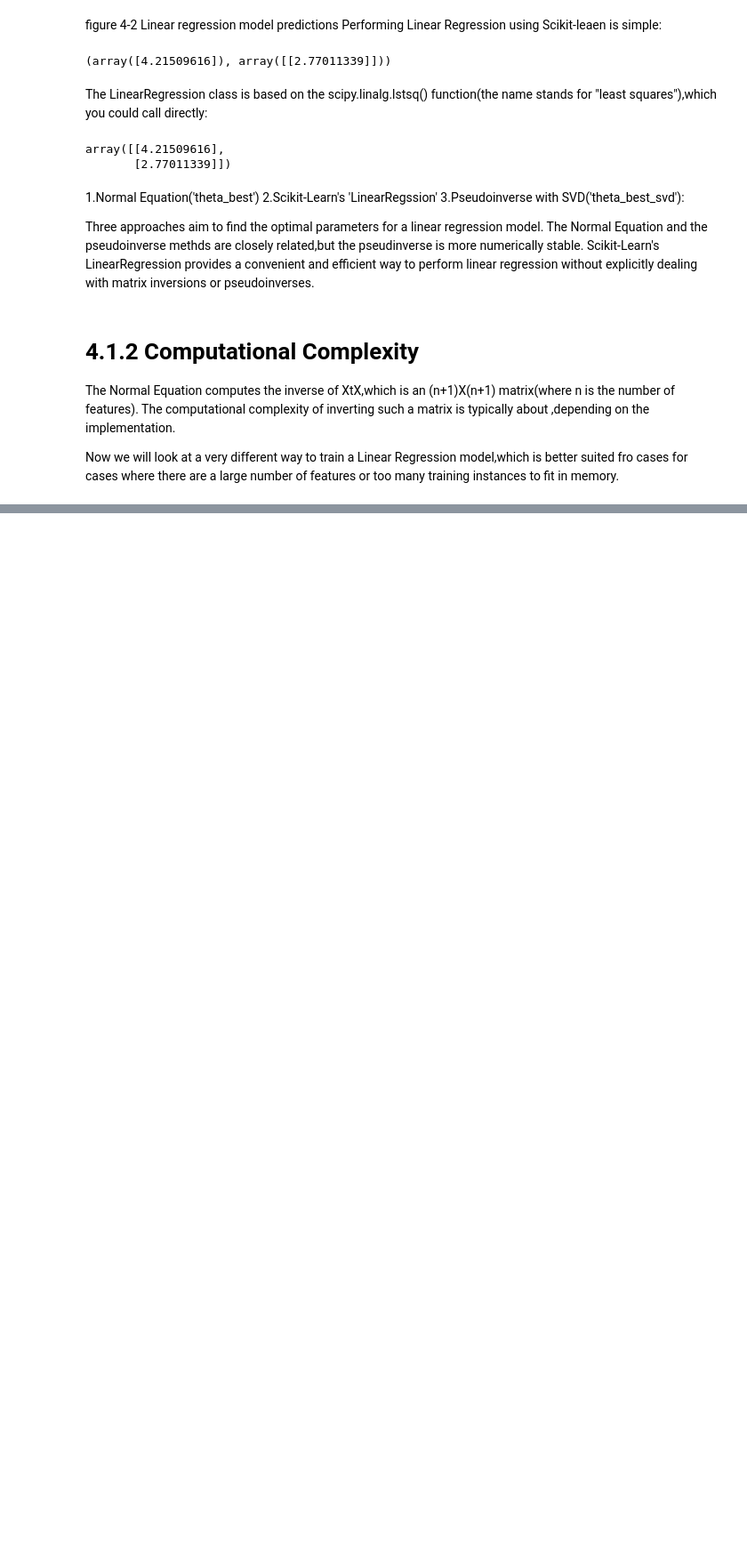
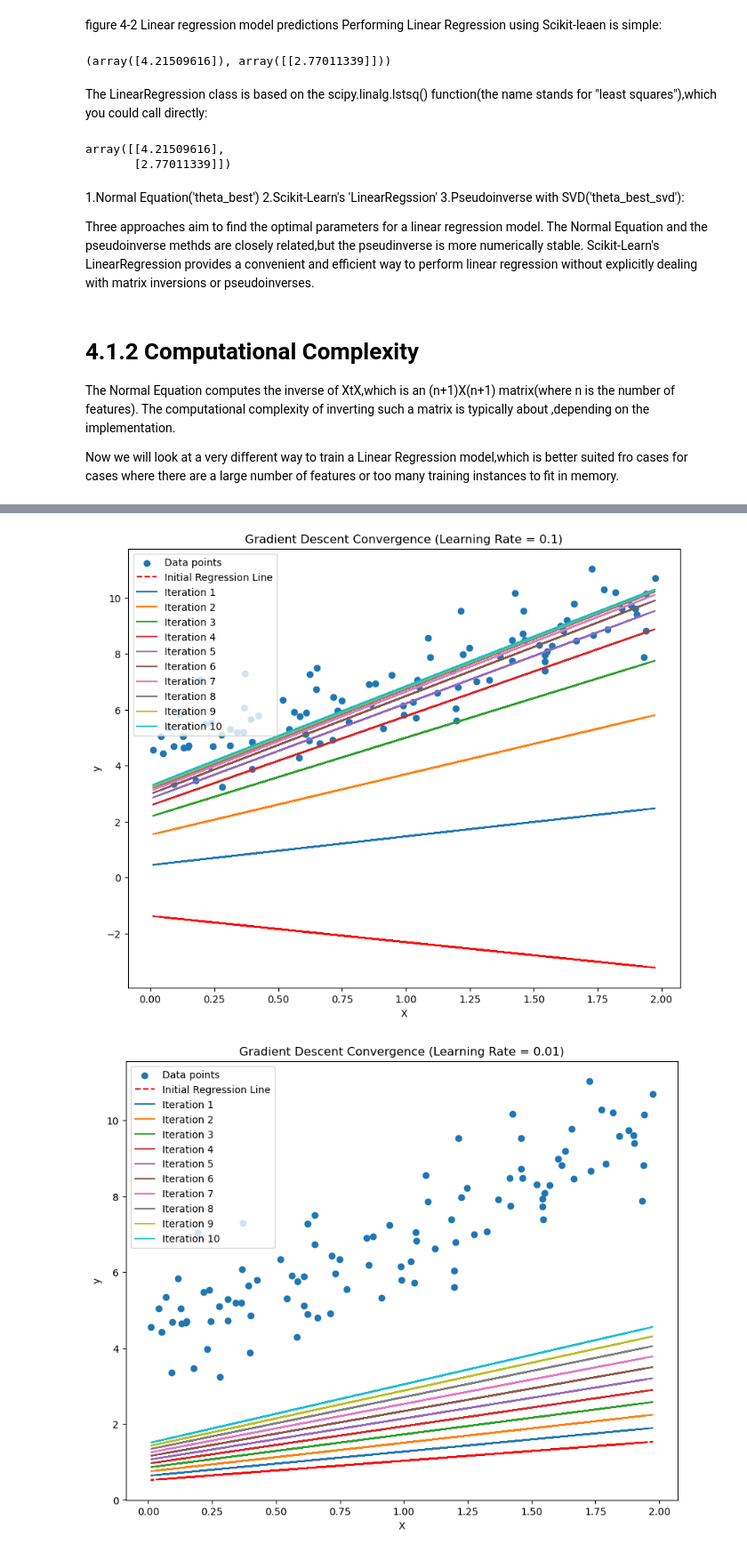
Before and after one commit to LongQin0121/Flask_Web, a Jupyter notebook: chapter4_Training_Models.ipynb, the cells around one changed output, grey strips where cells are left out. Shown at 89% size. Saved outputs shown, nothing was run; the diff lists cells and outputs as text; code cells hidden in the pictures; blank space fills up the shorter version.

```diff
--- a/chapter4_Training_Models.ipynb
+++ b/chapter4_Training_Models.ipynb
@@ -120,0 +164,45 @@ Gradient vector of the cost function
+# %%
+import matplotlib.pyplot as plt
+from IPython.display import display, clear_output
+
+# Function to plot the data and regression line for the first 10 steps
+def plot_first_10_steps(X, y, theta, learning_rate, n_iterations):
+    x_values = X[:, 1]
+    y_values = y.reshape(-1)
+    initial_regression_line = X.dot(theta).reshape(-1)
+
+    plt.figure(figsize=(10, 8))
+    plt.scatter(x_values, y_values, label='Data points')
+    plt.plot(x_values, initial_regression_line, 'r--', label='Initial Regression Line')
+
+    for iteration in range(min(n_iterations, 10)):
+        gradients = 2/m * X.T.dot(X.dot(theta) - y)
+        theta = theta - learning_rate * gradients
+        regression_line = X.dot(theta).reshape(-1)
+        plt.plot(x_values, regression_line, label=f'Iteration {iteration + 1}')
+
+    plt.xlabel('X')
+    plt.ylabel('y')
+    plt.legend()
+    plt.title(f'Gradient Descent Convergence (Learning Rate = {learning_rate})')
+    plt.show()
+
+# Plot the first 10 steps with different learning rates
+learning_rate_1 = 0.1
+learning_rate_2 = 0.01
+learning_rate_3 = 0.5
+
+# Plot for learning rate = 0.1
+theta = np.random.randn(2, 1)  # random initialization
+plot_first_10_steps(X_b, y, theta, learning_rate_1, n_iterations)
+
+# Plot for learning rate = 0.01
+theta = np.random.randn(2, 1)  # random initialization
+plot_first_10_steps(X_b, y, theta, learning_rate_2, n_iterations)
+
+# Plot for learning rate = 0.5
+theta = np.random.randn(2, 1)  # random initialization
+plot_first_10_steps(X_b, y, theta, learning_rate_3, n_iterations)
+# %% [output]
+[figure, added]
+[figure, added]
```
Also changed, not shown: parts of 4 cells of this notebook.
